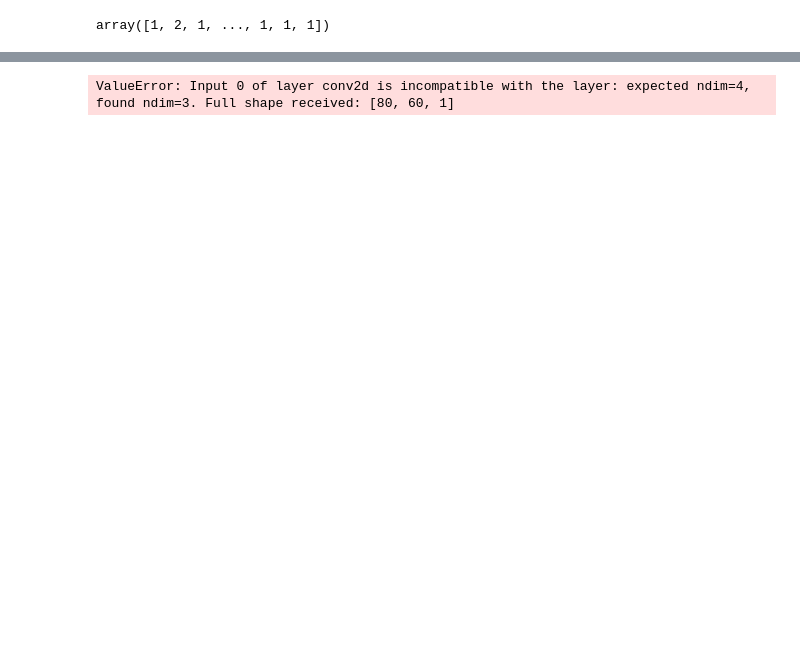
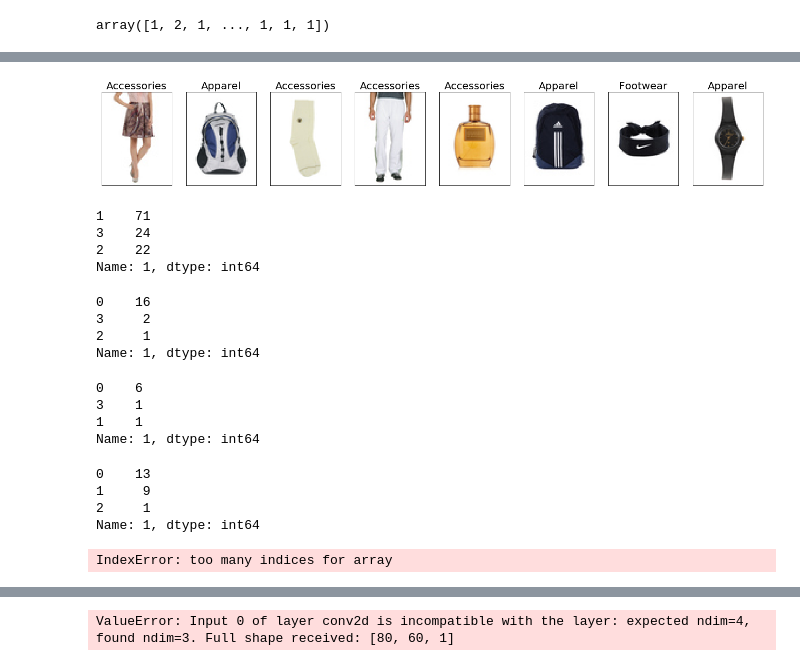
Before and after one commit to kellystroh/Inventory-Image-Classification, a Jupyter notebook: cnn.ipynb, the cells around one changed output, grey strips where cells are left out. Drawn from its saved outputs; the diff is of its cells as text; code cells hidden in the pictures; blank space fills up the shorter version.

```diff
--- a/cnn.ipynb
+++ b/cnn.ipynb
@@ -223,0 +236,2 @@ weighted avg       0.94      0.94      0.94      6440
+# %%
+wrong_df = pd.DataFrame(wrong_arr, columns=['Predicted','True'])
@@ -223,0 +261,55 @@ weighted avg       0.94      0.94      0.94      6440
+# %%
+color_loaded = np.load('data/color_images.npz')
+color_test= color_loaded['b']
+# %%
+list_wrong = incorrect
+cat_dict = {k:v for k, v in enumerate(cat_list)}
+# %%
+wrong_cat = wrong_df.Predicted.apply(lambda x: cat_dict[x])
+# %%
+fig, axs = plt.subplots(1, 8, figsize=(23,4))
+for i, ax in enumerate(axs.flatten()):
+    ax.imshow( color_test[list_wrong[i]].reshape(80,60,3)/255 )
+    #print(topwear_idx[i])
+    ax.set_xticks([])
+    ax.set_yticks([]);
+    #ax.set_ylabel('{}')
+    ax.set_title('{}'.format(wrong_cat[i]), fontsize=20)
+plt.subplots_adjust(hspace = 0.7)
+# %% [output]
+[figure, added]
+# %%
+wrong_df[wrong_df.iloc[:,0]==0].iloc[:,1].value_counts()
+# %% [output]
+1    71
+3    24
+2    22
+Name: 1, dtype: int64
+# %%
+wrong_df[wrong_df.iloc[:,0]==1].iloc[:,1].value_counts()
+# %% [output]
+0    16
+3     2
+2     1
+Name: 1, dtype: int64
+# %%
+wrong_df[wrong_df.iloc[:,0]==2].iloc[:,1].value_counts()
+# %% [output]
+0    6
+3    1
+1    1
+Name: 1, dtype: int64
+# %%
+wrong_df[wrong_df.iloc[:,0]==3].iloc[:,1].value_counts()
+# %% [output]
+0    13
+1     9
+2     1
+Name: 1, dtype: int64
+# %%
+arr_wrong = np.array([170,2])
+for i in range(len(predicted_classes)):
+    if predicted_classes[i]!=y_test0[i]:
+        arr_wrong[i,:] = [predicted_classes[i], y_test0[i]]
+# %% [output]
+IndexError: too many indices for array
```
Also changed, not shown: parts of 16 cells of this notebook, 8 other files.
